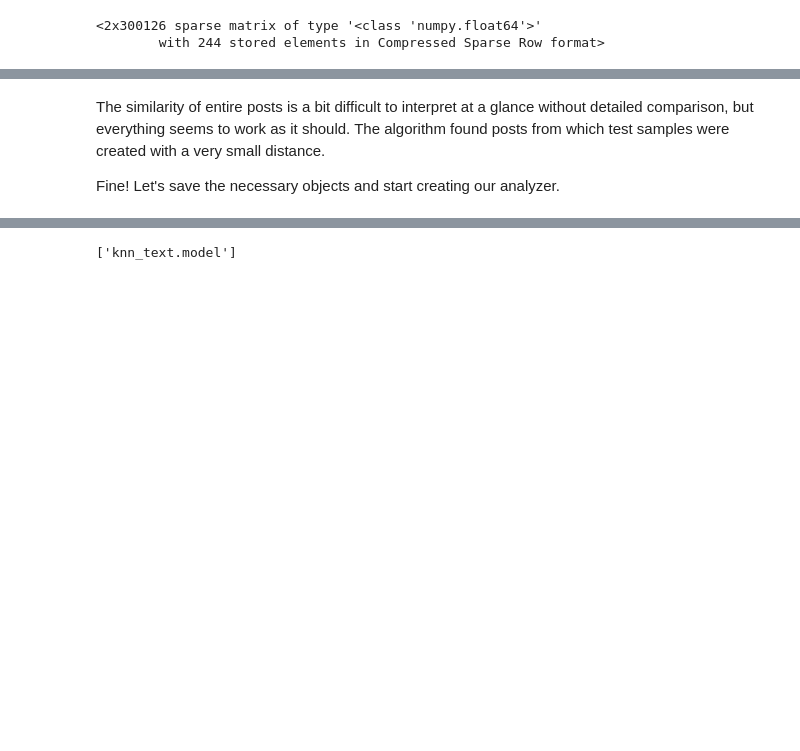
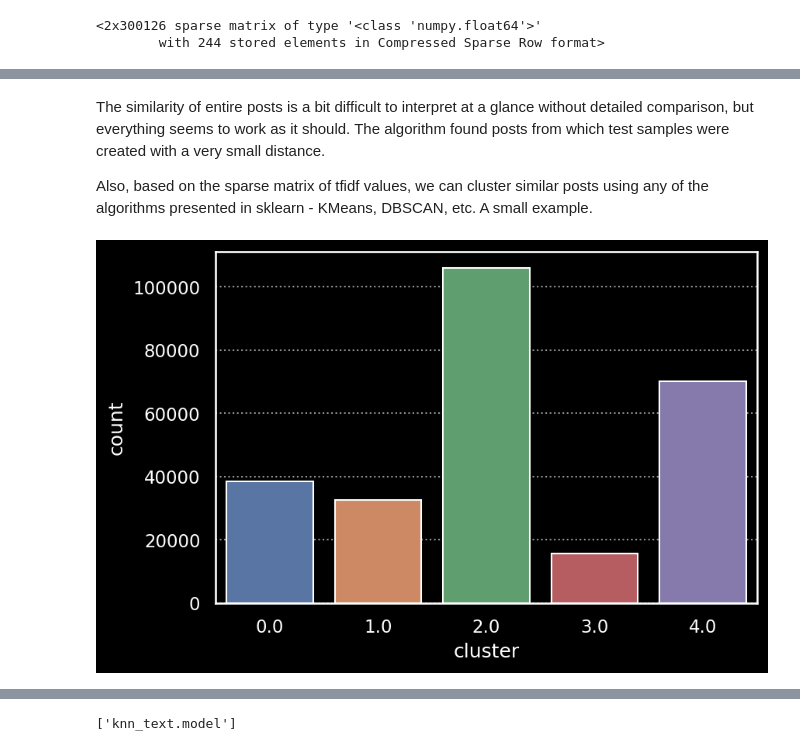
Before and after one commit to Nordant/Reddit-Data-Science-Posts, a Jupyter notebook: post-similarity-analyzer-gensim-tfidf-rapids-knn.ipynb, the cells around one changed output, grey strips where cells are left out. Cells and saved outputs as stored; diff of their text form; code cells hidden in the pictures; blank space fills up the shorter version.

```diff
--- a/post-similarity-analyzer-gensim-tfidf-rapids-knn.ipynb
+++ b/post-similarity-analyzer-gensim-tfidf-rapids-knn.ipynb
@@ -395,4 +395,19 @@ Name: title, dtype: object
 # %% [markdown]
 The similarity of entire posts is a bit difficult to interpret at a glance without detailed comparison, but everything seems to work as it should. The algorithm found posts from which test samples were created with a very small distance.
 
-Fine! Let's save the necessary objects and start creating our analyzer.
+Also, based on the sparse matrix of tfidf values, we can cluster similar posts using any of the algorithms presented in sklearn - KMeans, DBSCAN, etc. A small example.
+# %%
+corpus_bow = [dictionary.doc2bow(doc) for doc in post_cleaned]
+corpus_tfidf = tfidf[corpus_bow]
+corpus_tfidf_sparse = corpus2csc(corpus_tfidf, num_terms).T
+# %%
+from sklearn.cluster import KMeans
+kmeans = KMeans(n_clusters=5, random_state=0)
+kmeans.fit(corpus_tfidf_sparse)
+
+all_data['cluster'] = pd.Series(index=all_data['post'].dropna().index,
+                                data=kmeans.labels_)
+# %%
+sns.countplot(all_data['cluster']);
+# %% [output]
+[figure, added]
```
Also changed, not shown: parts of 7 cells of this notebook.
